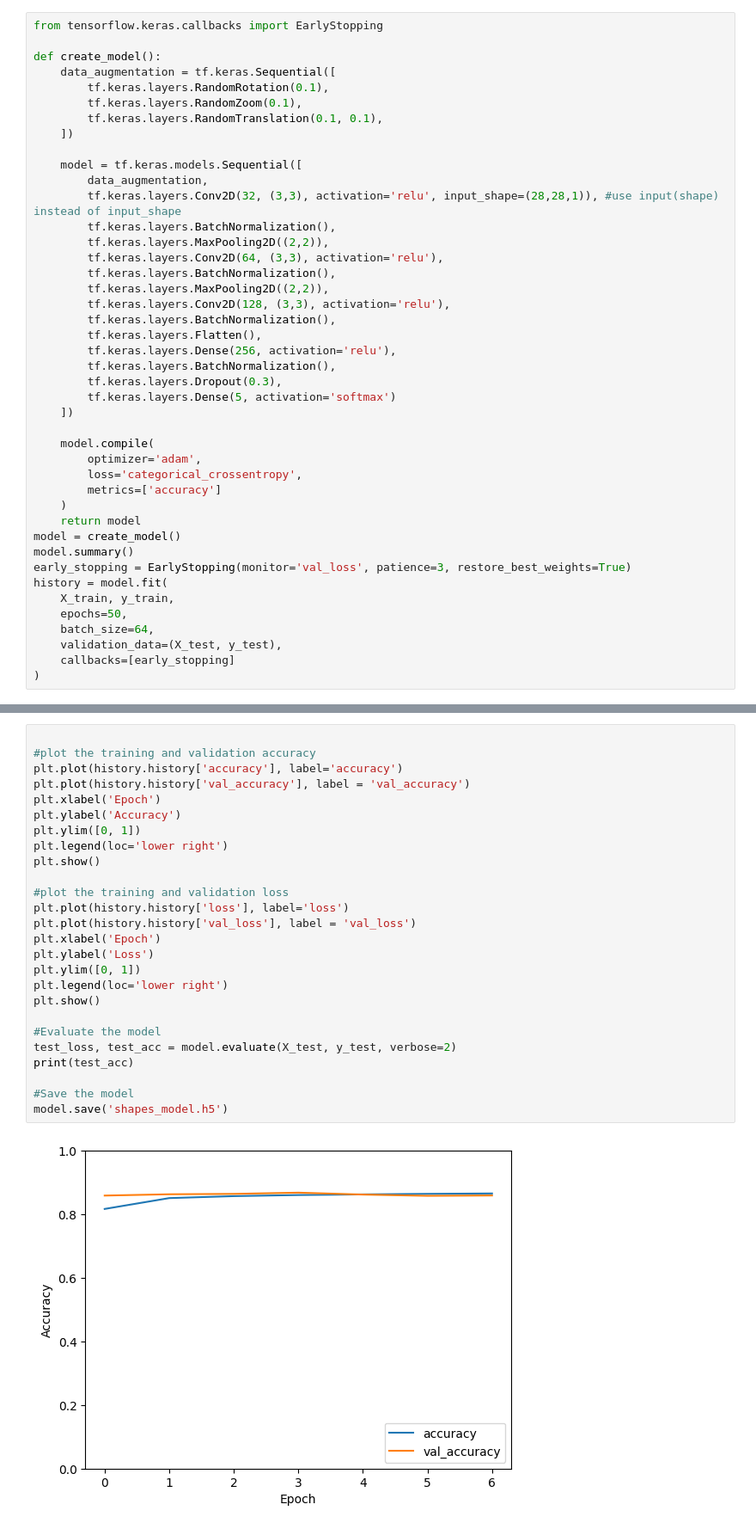
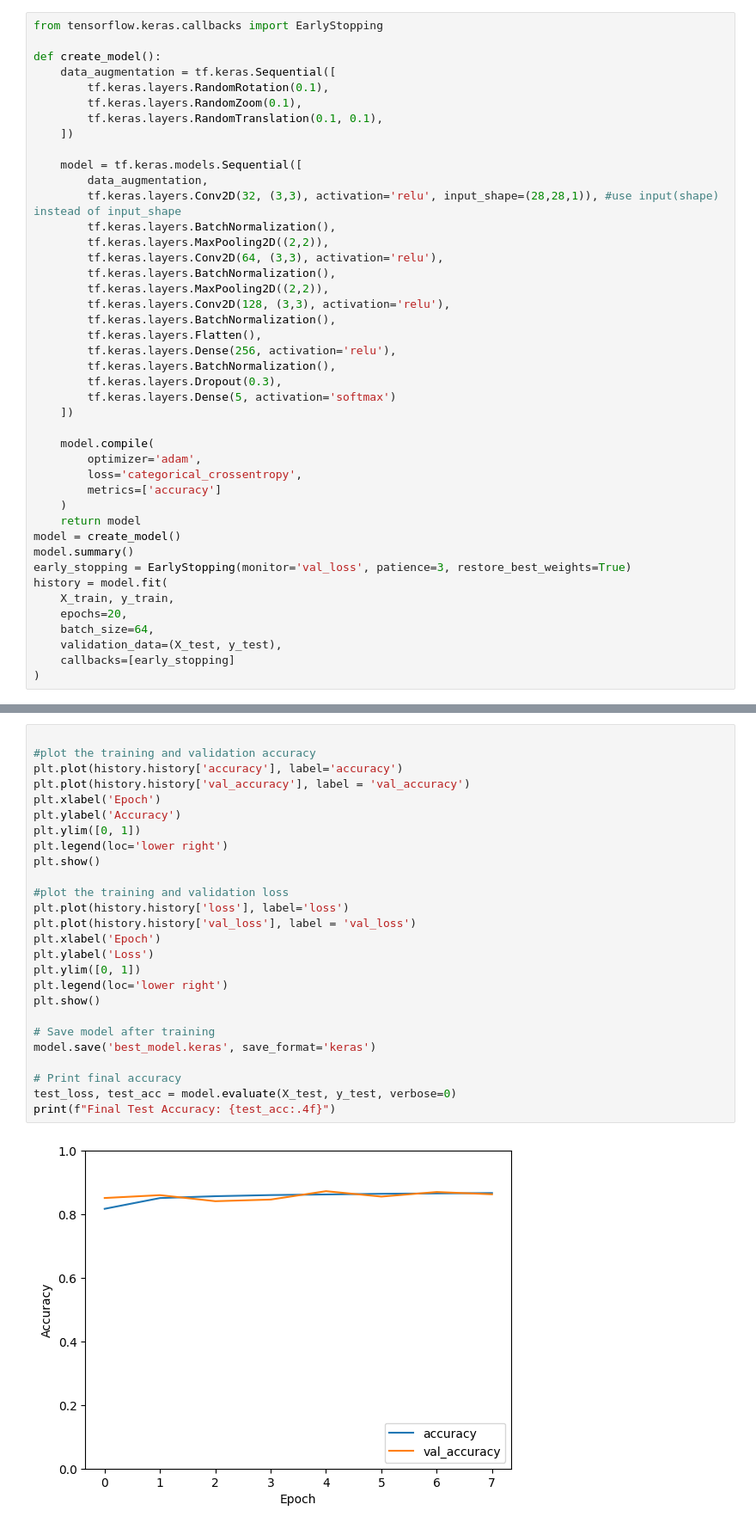
Before and after one commit to siakhorsand/ShapeNet, a Jupyter notebook: P1.ipynb, the cells around one changed output, grey strips where cells are left out. Shown: that part at 86% size. Cells and saved outputs as stored; diff of their text form.

```diff
--- a/P1.ipynb
+++ b/P1.ipynb
@@ -104,7 +159,7 @@ model.summary()
 early_stopping = EarlyStopping(monitor='val_loss', patience=3, restore_best_weights=True)
 history = model.fit(
     X_train, y_train,
-    epochs=50,
+    epochs=20,
     batch_size=64,
     validation_data=(X_test, y_test),
     callbacks=[early_stopping]
@@ -148,28 +205,28 @@ Epoch 7/50
 # %%
 
 #plot the training and validation accuracy
 plt.plot(history.history['accuracy'], label='accuracy')
 plt.plot(history.history['val_accuracy'], label = 'val_accuracy')
 plt.xlabel('Epoch')
 plt.ylabel('Accuracy')
 plt.ylim([0, 1])
 plt.legend(loc='lower right')
 plt.show()
 
 #plot the training and validation loss
 plt.plot(history.history['loss'], label='loss')
 plt.plot(history.history['val_loss'], label = 'val_loss')
 plt.xlabel('Epoch')
 plt.ylabel('Loss')
 plt.ylim([0, 1])
 plt.legend(loc='lower right')
 plt.show()
 
-#Evaluate the model
-test_loss, test_acc = model.evaluate(X_test, y_test, verbose=2)
-print(test_acc)
+# Save model after training
+model.save('best_model.keras', save_format='keras')
 
-#Save the model
-model.save('shapes_model.h5')
+# Print final accuracy
+test_loss, test_acc = model.evaluate(X_test, y_test, verbose=0)
+print(f"Final Test Accuracy: {test_acc:.4f}")
 # %% [output]
-[figure, old version]
+[figure, new version]
```
Also changed, not shown: parts of 9 cells of this notebook, 10 other files.
